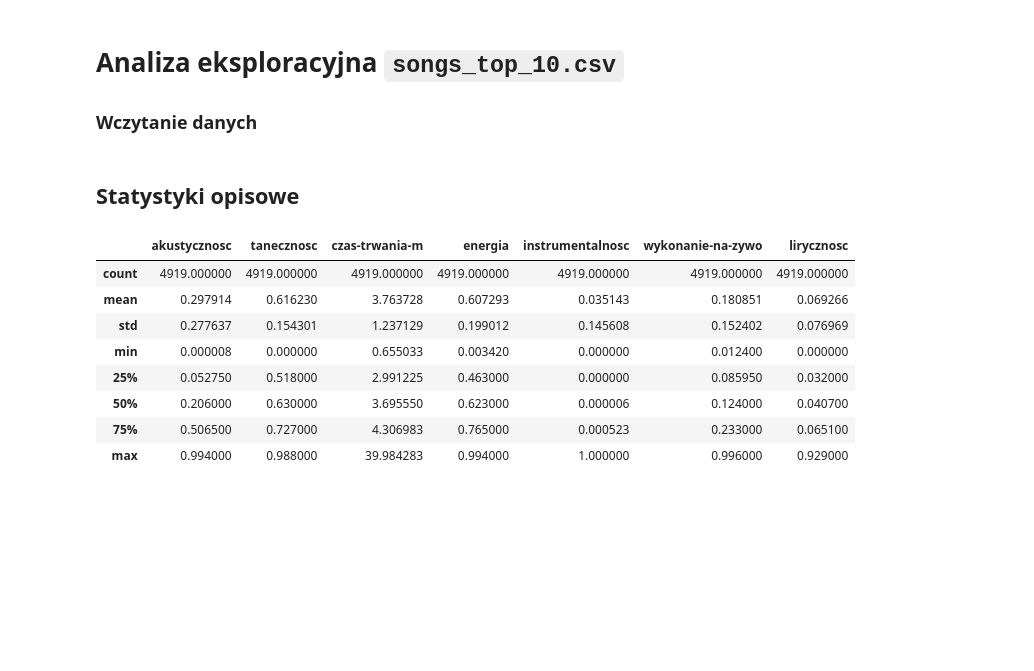
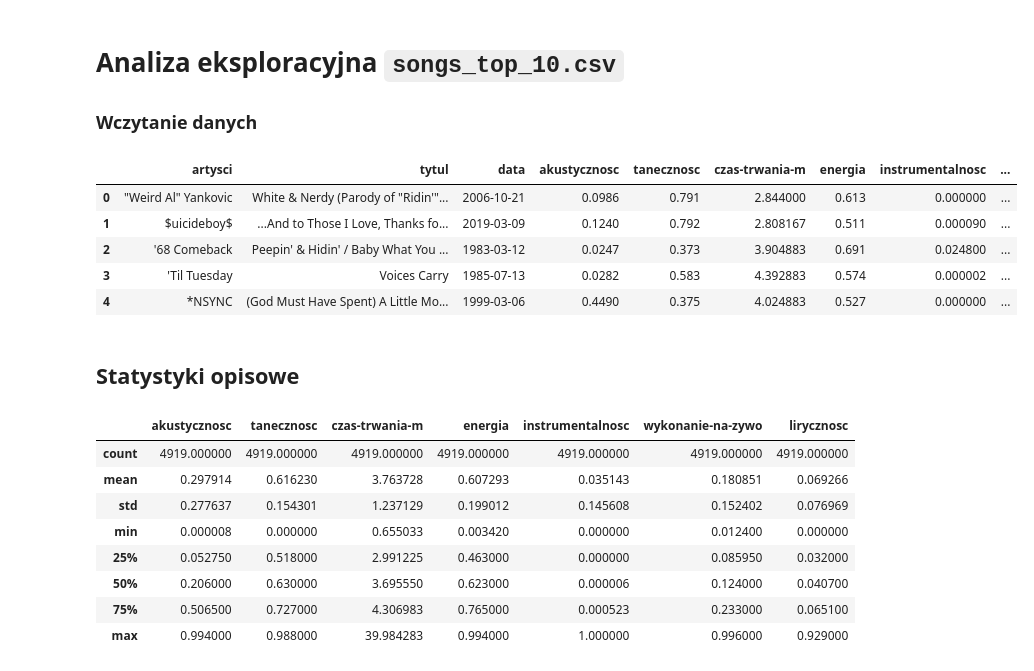
Before and after one commit to mati2251/streaming-influence-on-music, a Jupyter notebook: exploratory_analysis/songs_top_10_exploratory_analysis.ipynb, the cells around one changed output. Saved outputs shown, nothing was run; the diff lists cells and outputs as text; code cells hidden in the pictures; blank space fills up the shorter version.

```diff
--- a/exploratory_analysis/songs_top_10_exploratory_analysis.ipynb
+++ b/exploratory_analysis/songs_top_10_exploratory_analysis.ipynb
@@ -4,11 +4,19 @@
 # %%
 import pandas as pd
 import matplotlib.pyplot as plt
 
 songs = pd.read_csv('../data_sets/songs_top_10.csv')
 songs['duration_ms'] = songs['duration_ms'].apply(lambda x: x / 1000 / 60)
 songs.rename(columns={'duration_ms': 'duration'}, inplace=True)
 songs.columns = ['artysci','tytul','data', 'akustycznosc', 'tanecznosc', 'czas-trwania-m', 'energia', 'instrumentalnosc', 'wykonanie-na-zywo', 'lirycznosc']
+songs.head()
+# %% [output]
+|  | artysci | tytul | data | akustycznosc | tanecznosc | czas-trwania-m | energia | instrumentalnosc | ... |
+| 0 | "Weird Al" Yankovic | White & Nerdy (Parody of "Ridin'"... | 2006-10-21 | 0.0986 | 0.791 | 2.844000 | 0.613 | 0.000000 | ... |
+| 1 | $uicideboy$ | ...And to Those I Love, Thanks fo... | 2019-03-09 | 0.1240 | 0.792 | 2.808167 | 0.511 | 0.000090 | ... |
+| 2 | '68 Comeback | Peepin' & Hidin' / Baby What You ... | 1983-03-12 | 0.0247 | 0.373 | 3.904883 | 0.691 | 0.024800 | ... |
+| 3 | 'Til Tuesday | Voices Carry | 1985-07-13 | 0.0282 | 0.583 | 4.392883 | 0.574 | 0.000002 | ... |
+| 4 | *NSYNC | (God Must Have Spent) A Little Mo... | 1999-03-06 | 0.4490 | 0.375 | 4.024883 | 0.527 | 0.000000 | ... |
 # %% [markdown]
 ## Statystyki opisowe
 # %%
```
Also changed, not shown: parts of 2 cells of this notebook, 2 other files.
